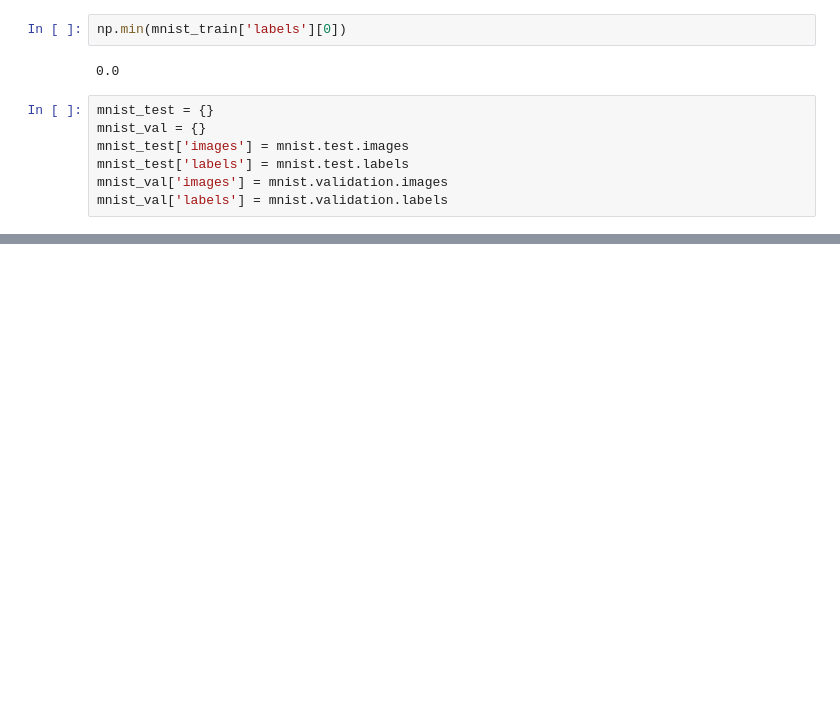
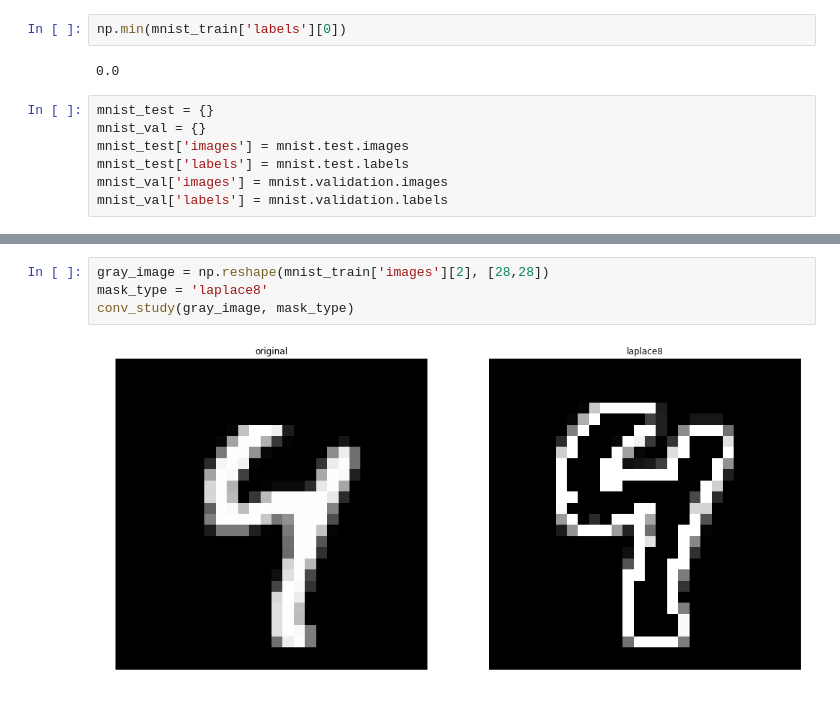
Before and after one commit to maestrojeong/tf_cnn2rnn, a Jupyter notebook: class1/1. MNIST_dataset.ipynb, the cells around one changed output, grey strips where cells are left out. Drawn from its saved outputs; the diff is of its cells as text; blank space fills up the shorter version.

```diff
--- a/class1/1. MNIST_dataset.ipynb
+++ b/class1/1. MNIST_dataset.ipynb
@@ -69,0 +175,6 @@ mnist_val['labels'] = mnist.validation.labels
+# %%
+gray_image = np.reshape(mnist_train['images'][2], [28,28])
+mask_type = 'laplace8'
+conv_study(gray_image, mask_type)
+# %% [output]
+[figure, added]
```
Also changed, not shown: parts of 3 cells of this notebook, 5 other files.
